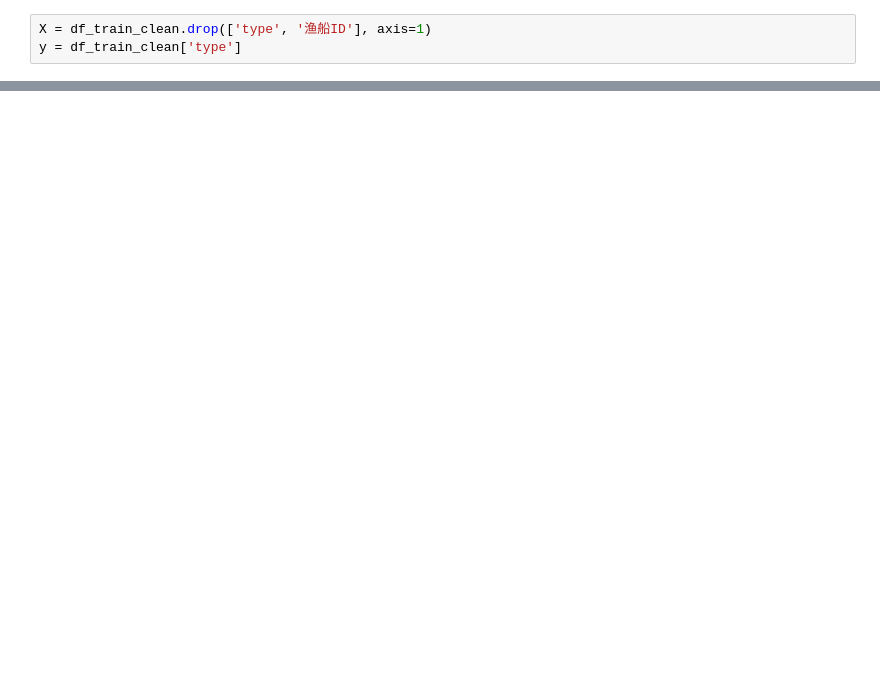
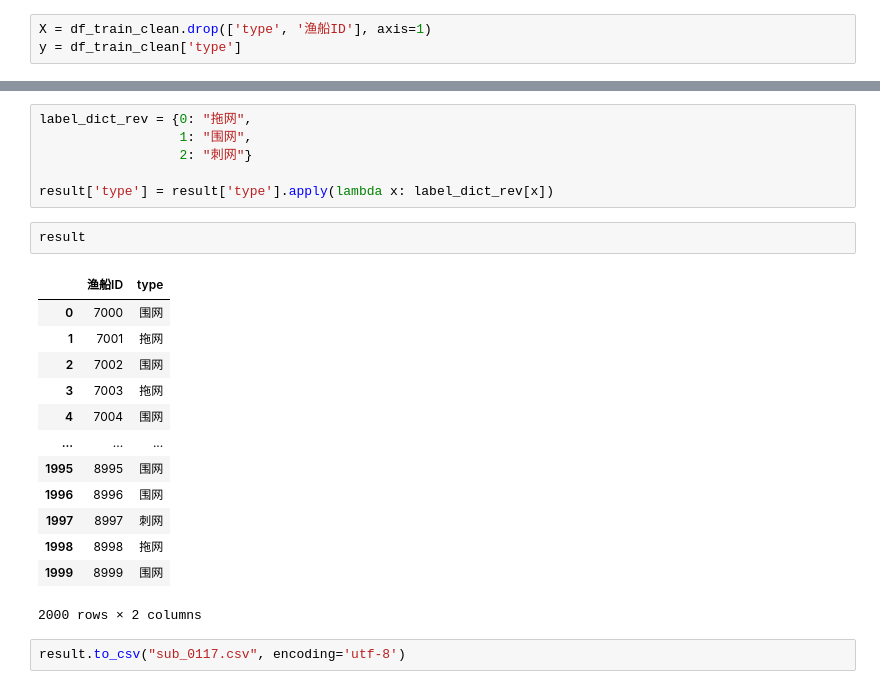
Before and after one commit to DrDavidS/Chinese_NER, a Jupyter notebook: tianchi/tianchi_ship_2019/working/20200116ver.ipynb, the cells around one changed output, grey strips where cells are left out. Cells and saved outputs as stored; diff of their text form; blank space fills up the shorter version.

```diff
--- a/tianchi/tianchi_ship_2019/working/20200116ver.ipynb
+++ b/tianchi/tianchi_ship_2019/working/20200116ver.ipynb
@@ -179,0 +217,24 @@ KeyboardInterrupt:
+# %%
+label_dict_rev = {0: "拖网",
+                  1: "围网",
+                  2: "刺网"}
+
+result['type'] = result['type'].apply(lambda x: label_dict_rev[x])
+# %%
+result
+# %% [output]
+|  | 渔船ID | type |
+| 0 | 7000 | 围网 |
+| 1 | 7001 | 拖网 |
+| 2 | 7002 | 围网 |
+| 3 | 7003 | 拖网 |
+| 4 | 7004 | 围网 |
+| ... | ... | ... |
+| 1995 | 8995 | 围网 |
+| 1996 | 8996 | 围网 |
+| 1997 | 8997 | 刺网 |
+| 1998 | 8998 | 拖网 |
+| 1999 | 8999 | 围网 |
+2000 rows × 2 columns
+# %%
+result.to_csv("sub_0117.csv", encoding='utf-8')
```
Also changed, not shown: parts of 13 cells of this notebook, 1 other file.
